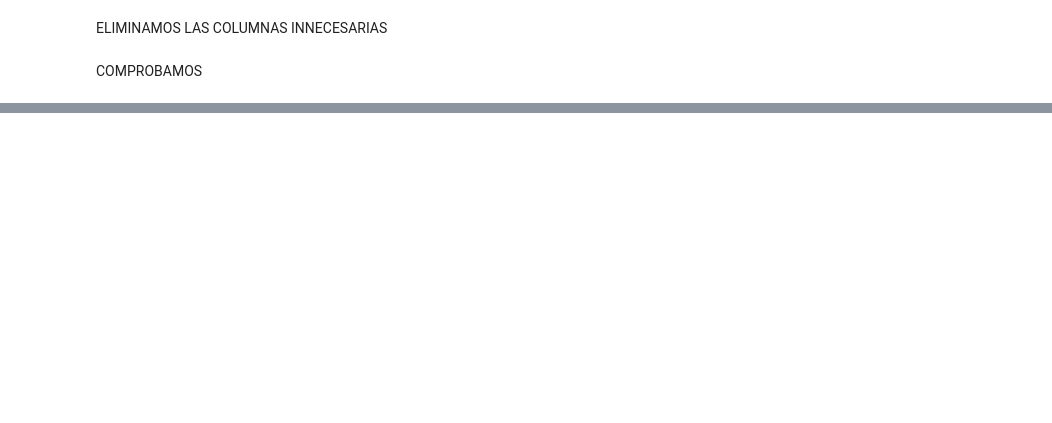
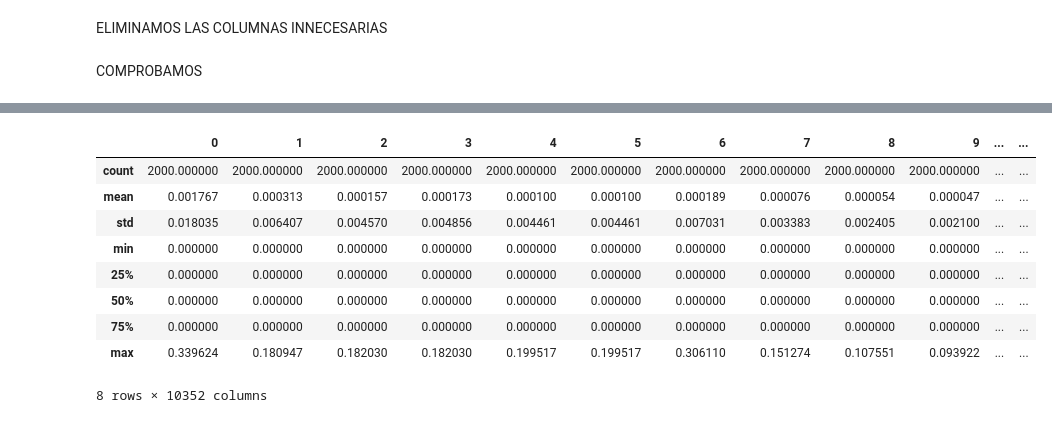
Before and after one commit to AvalonRhythm/TrabajoMineria, a Jupyter notebook: hClustering.ipynb, the cells around one changed output, grey strips where cells are left out. Drawn from its saved outputs; the diff is of its cells as text; code cells hidden in the pictures; blank space fills up the shorter version.

```diff
--- a/hClustering.ipynb
+++ b/hClustering.ipynb
@@ -194,0 +167,13 @@ print(X)
+# %%
+X.describe()
+# %% [output]
+|  | 0 | 1 | 2 | 3 | 4 | 5 | 6 | 7 | 8 | 9 | ... | ... |
+| count | 2000.000000 | 2000.000000 | 2000.000000 | 2000.000000 | 2000.000000 | 2000.000000 | 2000.000000 | 2000.000000 | 2000.000000 | 2000.000000 | ... | ... |
+| mean | 0.001767 | 0.000313 | 0.000157 | 0.000173 | 0.000100 | 0.000100 | 0.000189 | 0.000076 | 0.000054 | 0.000047 | ... | ... |
+| std | 0.018035 | 0.006407 | 0.004570 | 0.004856 | 0.004461 | 0.004461 | 0.007031 | 0.003383 | 0.002405 | 0.002100 | ... | ... |
+| min | 0.000000 | 0.000000 | 0.000000 | 0.000000 | 0.000000 | 0.000000 | 0.000000 | 0.000000 | 0.000000 | 0.000000 | ... | ... |
+| 25% | 0.000000 | 0.000000 | 0.000000 | 0.000000 | 0.000000 | 0.000000 | 0.000000 | 0.000000 | 0.000000 | 0.000000 | ... | ... |
+| 50% | 0.000000 | 0.000000 | 0.000000 | 0.000000 | 0.000000 | 0.000000 | 0.000000 | 0.000000 | 0.000000 | 0.000000 | ... | ... |
+| 75% | 0.000000 | 0.000000 | 0.000000 | 0.000000 | 0.000000 | 0.000000 | 0.000000 | 0.000000 | 0.000000 | 0.000000 | ... | ... |
+| max | 0.339624 | 0.180947 | 0.182030 | 0.182030 | 0.199517 | 0.199517 | 0.306110 | 0.151274 | 0.107551 | 0.093922 | ... | ... |
+8 rows × 10352 columns
```
Also changed, not shown: parts of 17 cells of this notebook.
